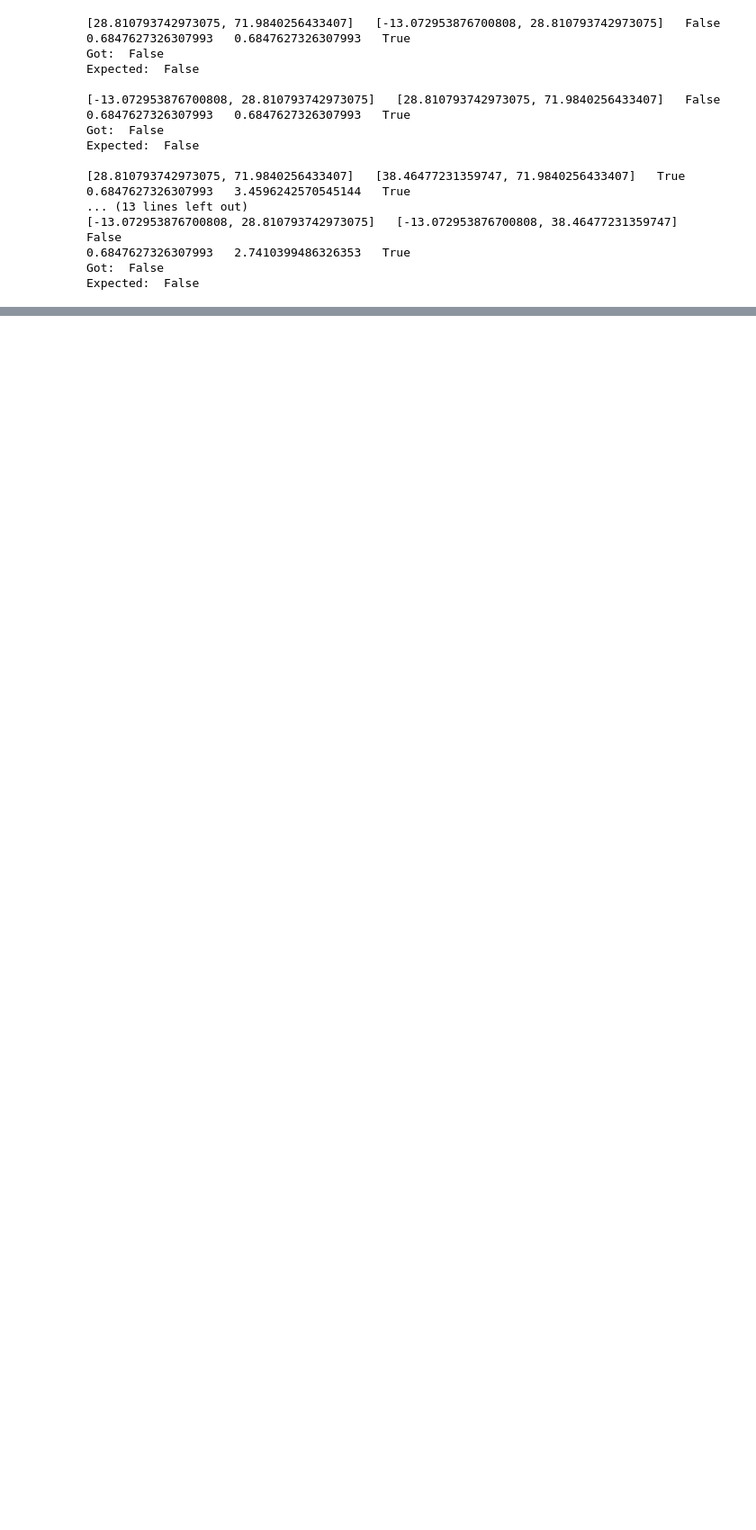
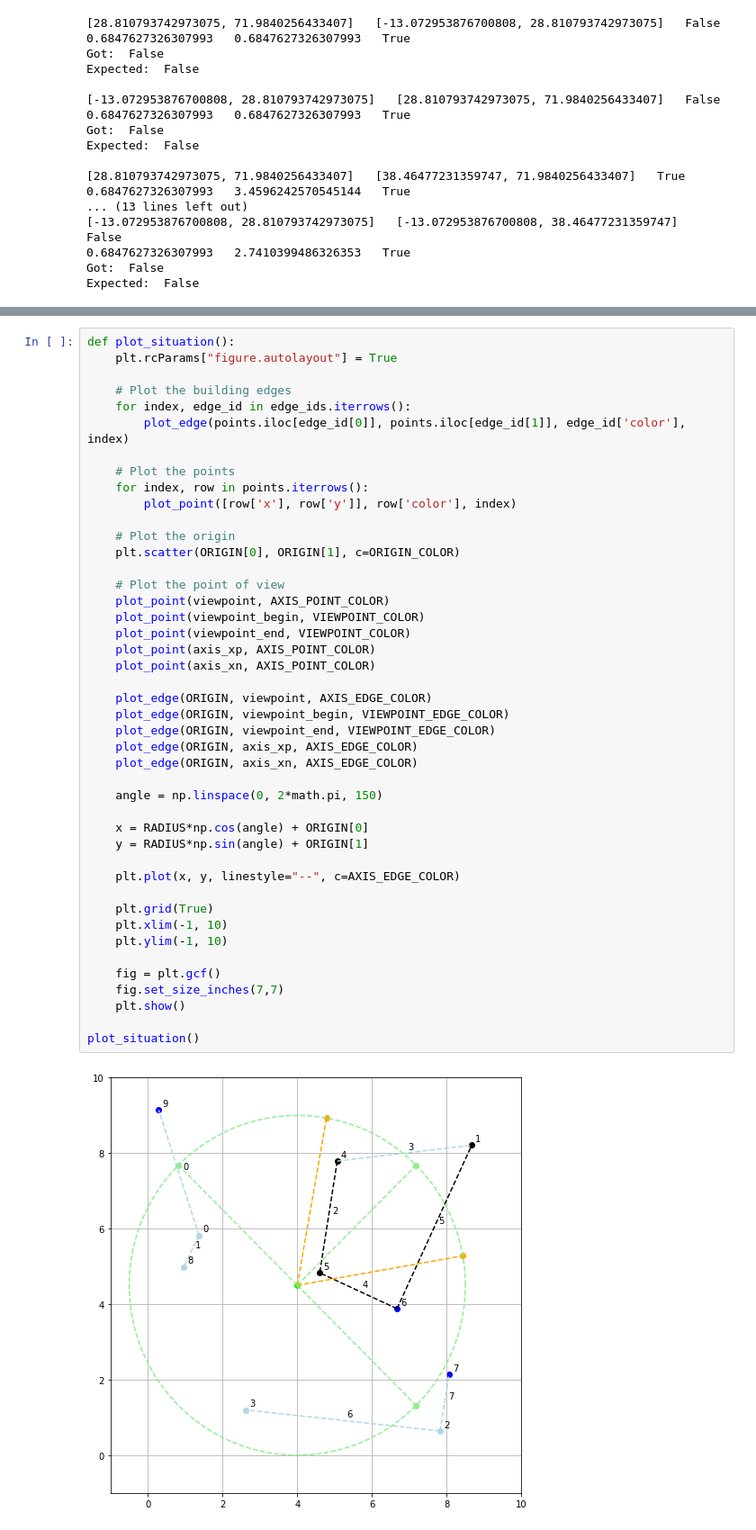
Before and after one commit to AdwaitB/visual-positioning-mci, a Jupyter notebook: python-analysis/scan_playground.ipynb, the cells around one changed output, grey strips where cells are left out. Shown at 90% size. Saved outputs shown, nothing was run; the diff lists cells and outputs as text; blank space fills up the shorter version.

Commit message:
completed partial edge tagging

```diff
--- a/python-analysis/scan_playground.ipynb
+++ b/python-analysis/scan_playground.ipynb
@@ -390,0 +394,46 @@ Expected:  False
+# %%
+def plot_situation():
+    plt.rcParams["figure.autolayout"] = True
+
+    # Plot the building edges
+    for index, edge_id in edge_ids.iterrows():
+        plot_edge(points.iloc[edge_id[0]], points.iloc[edge_id[1]], edge_id['color'], index)
+
+    # Plot the points
+    for index, row in points.iterrows():
+        plot_point([row['x'], row['y']], row['color'], index)
+
+    # Plot the origin
+    plt.scatter(ORIGIN[0], ORIGIN[1], c=ORIGIN_COLOR)
+
+    # Plot the point of view
+    plot_point(viewpoint, AXIS_POINT_COLOR)
+    plot_point(viewpoint_begin, VIEWPOINT_COLOR)
+    plot_point(viewpoint_end, VIEWPOINT_COLOR)
+    plot_point(axis_xp, AXIS_POINT_COLOR)
+    plot_point(axis_xn, AXIS_POINT_COLOR)
+
+    plot_edge(ORIGIN, viewpoint, AXIS_EDGE_COLOR)
+    plot_edge(ORIGIN, viewpoint_begin, VIEWPOINT_EDGE_COLOR)
+    plot_edge(ORIGIN, viewpoint_end, VIEWPOINT_EDGE_COLOR)
+    plot_edge(ORIGIN, axis_xp, AXIS_EDGE_COLOR)
+    plot_edge(ORIGIN, axis_xn, AXIS_EDGE_COLOR)
+
+    angle = np.linspace(0, 2*math.pi, 150)
+
+    x = RADIUS*np.cos(angle) + ORIGIN[0]
+    y = RADIUS*np.sin(angle) + ORIGIN[1]
+
+    plt.plot(x, y, linestyle="--", c=AXIS_EDGE_COLOR)
+
+    plt.grid(True)
+    plt.xlim(-1, 10)
+    plt.ylim(-1, 10)
+
+    fig = plt.gcf()
+    fig.set_size_inches(7,7)
+    plt.show()
+
+plot_situation()
+# %% [output]
+[figure, new version]
```
Also changed, not shown: parts of 19 cells of this notebook.
